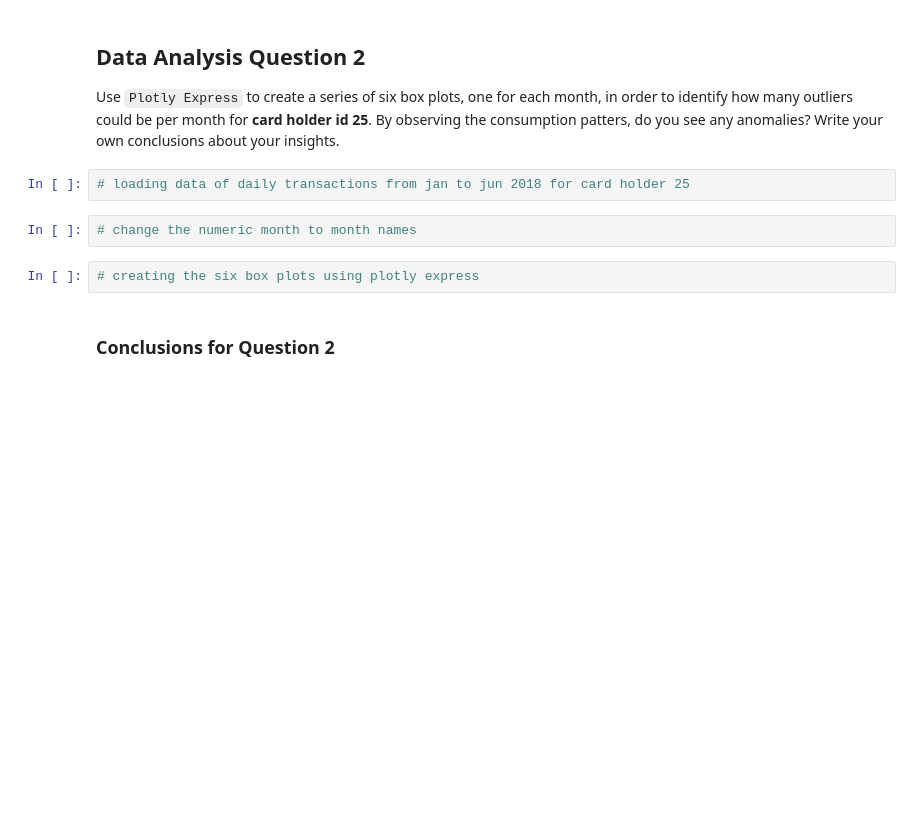
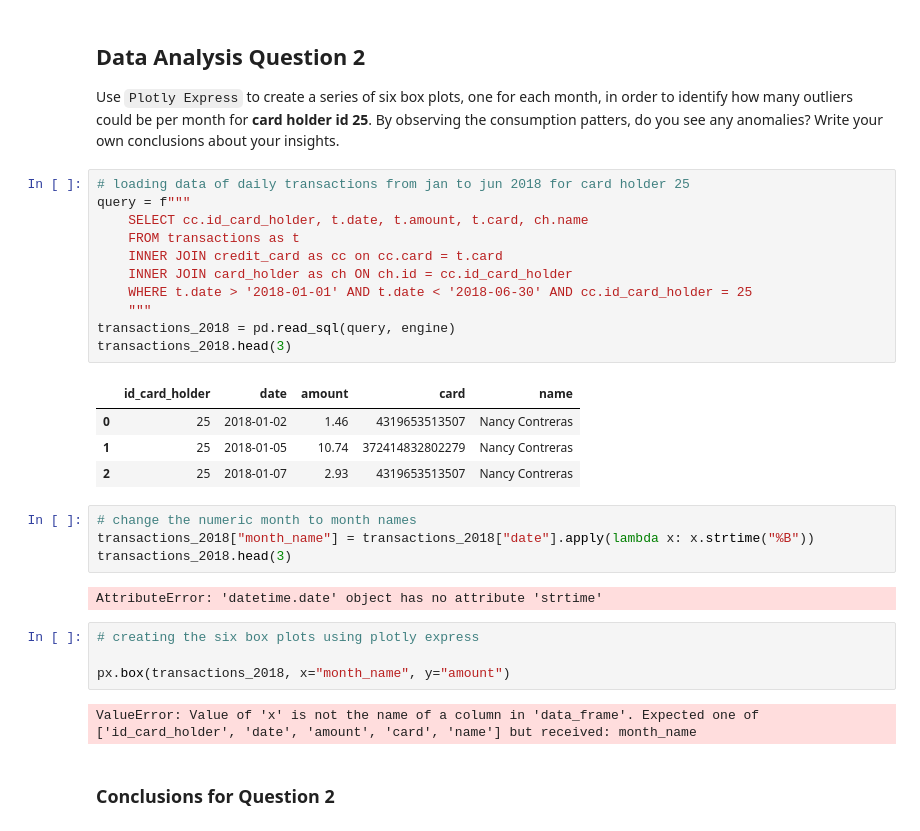
Before and after one commit to IbrahimaDIALLOBowe/Unit-7-Looking-for-Suspicious-Transactions, a Jupyter notebook: Instructions/Starter_Files/visual_data_analysis.ipynb, the cells around one changed output. Saved outputs shown, nothing was run; the diff lists cells and outputs as text; blank space fills up the shorter version.

```diff
--- a/Instructions/Starter_Files/visual_data_analysis.ipynb
+++ b/Instructions/Starter_Files/visual_data_analysis.ipynb
@@ -58,11 +77,33 @@ transactions
    ## Data Analysis Question 2
 
    Use `Plotly Express` to create a series of six box plots, one for each month, in order to identify how many outliers could be per month for **card holder id 25**. By observing the consumption patters, do you see any anomalies? Write your own conclusions about your insights.
-# %%
-# loading data of daily transactions from jan to jun 2018 for card holder 25
+# %%
+# loading data of daily transactions from jan to jun 2018 for card holder 25
+query = f"""
+    SELECT cc.id_card_holder, t.date, t.amount, t.card, ch.name
+    FROM transactions as t
+    INNER JOIN credit_card as cc on cc.card = t.card
+    INNER JOIN card_holder as ch ON ch.id = cc.id_card_holder
+    WHERE t.date > '2018-01-01' AND t.date < '2018-06-30' AND cc.id_card_holder = 25
+    """
+transactions_2018 = pd.read_sql(query, engine)
+transactions_2018.head(3)
+# %% [output]
+|  | id_card_holder | date | amount | card | name |
+| 0 | 25 | 2018-01-02 | 1.46 | 4319653513507 | Nancy Contreras |
+| 1 | 25 | 2018-01-05 | 10.74 | 372414832802279 | Nancy Contreras |
+| 2 | 25 | 2018-01-07 | 2.93 | 4319653513507 | Nancy Contreras |
 # %%
 # change the numeric month to month names
+transactions_2018["month_name"] = transactions_2018["date"].apply(lambda x: x.strtime("%B"))
+transactions_2018.head(3)
+# %% [output]
+AttributeError: 'datetime.date' object has no attribute 'strtime'
 # %%
 # creating the six box plots using plotly express
+
+px.box(transactions_2018, x="month_name", y="amount")
+# %% [output]
+ValueError: Value of 'x' is not the name of a column in 'data_frame'. Expected one of ['id_card_holder', 'date', 'amount', 'card', 'name'] but received: month_name
 # %% [markdown]
    ### Conclusions for Question 2
```
Also changed, not shown: parts of 6 cells of this notebook.
